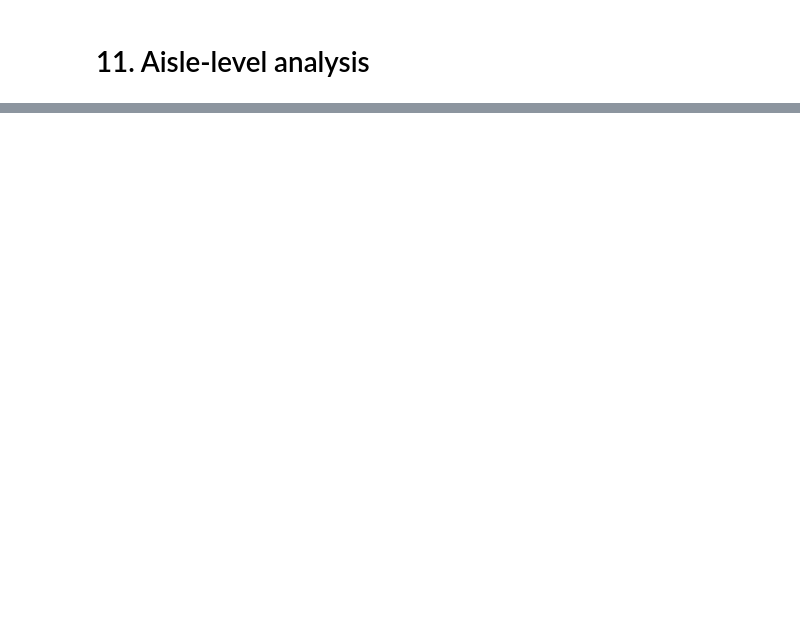
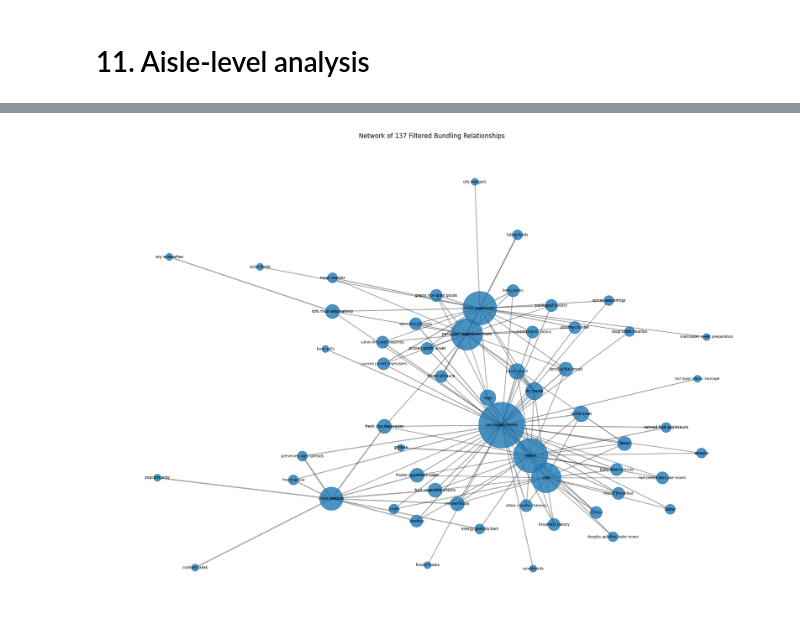
Before and after one commit to Bettinapb/5971-Team-404-not-found, a Jupyter notebook: EDA.ipynb, the cells around one changed output, grey strips where cells are left out. Drawn from its saved outputs; the diff is of its cells as text; code cells hidden in the pictures; blank space fills up the shorter version.

```diff
--- a/EDA.ipynb
+++ b/EDA.ipynb
@@ -758,0 +1104,52 @@ Top 15 aisles by purchase_count
+# %%
+# 7.0A Visualize bundling network
+if len(rules_unique_pairs) > 0:
+    try:
+        import networkx as nx
+
+        rules_plot = rules_unique_pairs.copy()
+
+        G = nx.Graph()
+        for _, row in rules_plot.iterrows():
+            G.add_edge(
+                row["antecedent"],
+                row["consequent"],
+                weight=row["lift"],
+                support=row["support"],
+                pair_count=row["pair_count"],
+            )
+
+        node_degree = dict(G.degree())
+        node_sizes = [node_degree[node] * 180 for node in G.nodes()]
+        edge_widths = [G[u][v]["weight"] * 1.2 for u, v in G.edges()]
+
+        plt.figure(figsize=(18, 13))
+        pos = nx.spring_layout(G, seed=42, k=1.6, iterations=200)
+
+        nx.draw_networkx_nodes(
+            G,
+            pos,
+            node_size=node_sizes,
+            alpha=0.8,
+        )
+        nx.draw_networkx_edges(
+            G,
+            pos,
+            width=edge_widths,
+            alpha=0.35,
+        )
+        nx.draw_networkx_labels(
+            G,
+            pos,
+            labels={node: node for node in G.nodes()},
+            font_size=7,
+        )
+
+        plt.title(f"Network of {len(rules_unique_pairs)} Filtered Bundling Relationships")
+        plt.axis("off")
+        plt.tight_layout()
+        plt.show()
+    except ImportError:
+        print("networkx is not installed, so the bundling network graph was skipped.")
+# %% [output]
+[figure, added]
```
Also changed, not shown: parts of 25 cells of this notebook.
